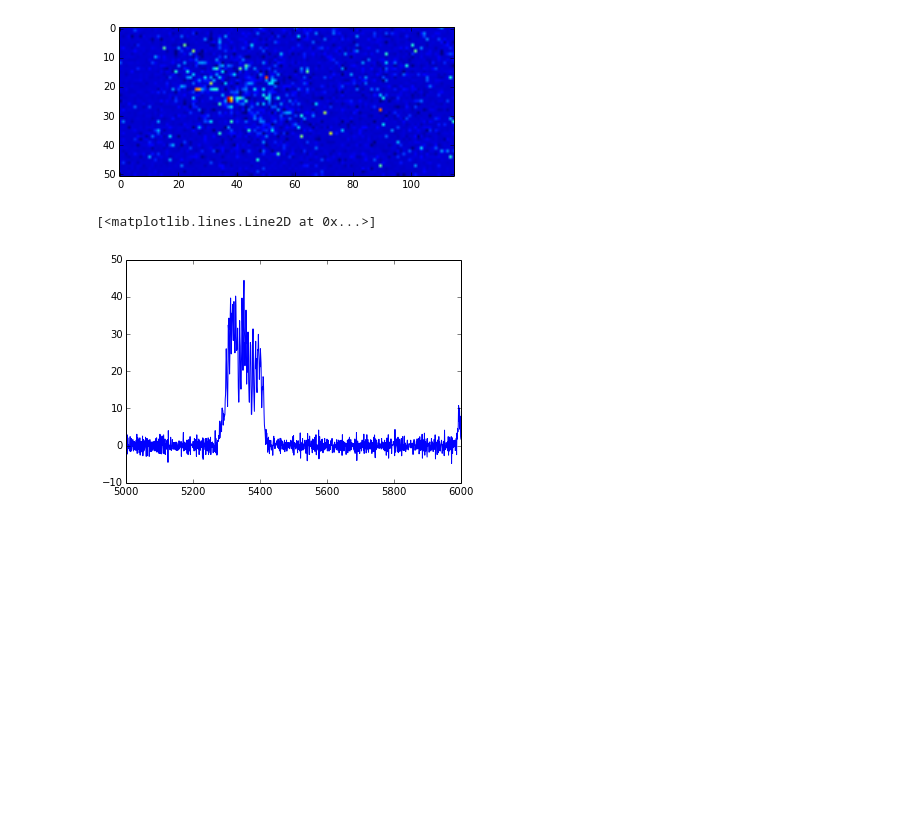
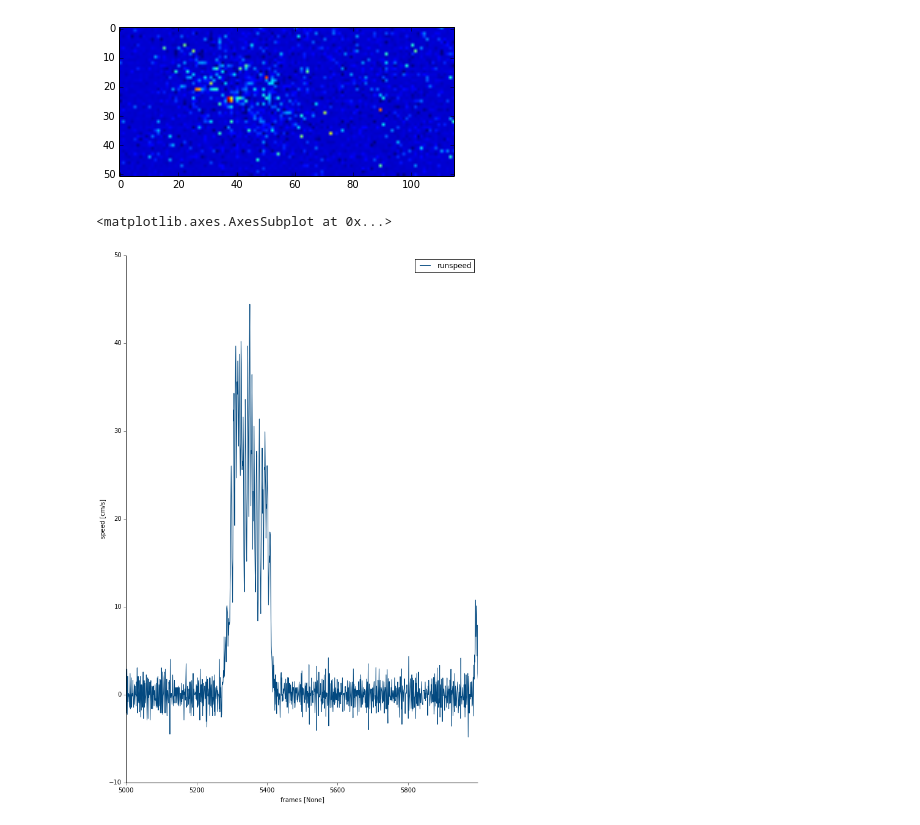
Before and after one commit to G-Node/nix-demo, a Jupyter notebook: NWB pvc-7 use-case.ipynb, the cells around one changed output. Cells and saved outputs as stored; diff of their text form; code cells hidden in the pictures; blank space fills up the shorter version.

```diff
--- a/NWB pvc-7 use-case.ipynb
+++ b/NWB pvc-7 use-case.ipynb
@@ -120,10 +121,12 @@ plt.imshow(imaging.data[image_index])
 <matplotlib.image.AxesImage at 0x...>
 [figure]
 # %%
+from utils.plotting import Plotter
+
 # plot mouse speed in the whole window (TODO: add stimulus events)
 speeds = filter(lambda x: x.type == 'runspeed', recording.references)[0]
 
-plt.plot(speeds.data.dimensions[0].ticks, speeds.data[:])
+Plotter().add_plot(speeds)
 # %% [output]
-[<matplotlib.lines.Line2D at 0x...>]
+<matplotlib.axes.AxesSubplot at 0x...>
-[figure, old version]
+[figure, new version]
```
Also changed, not shown: parts of 3 cells of this notebook, 3 other files.
